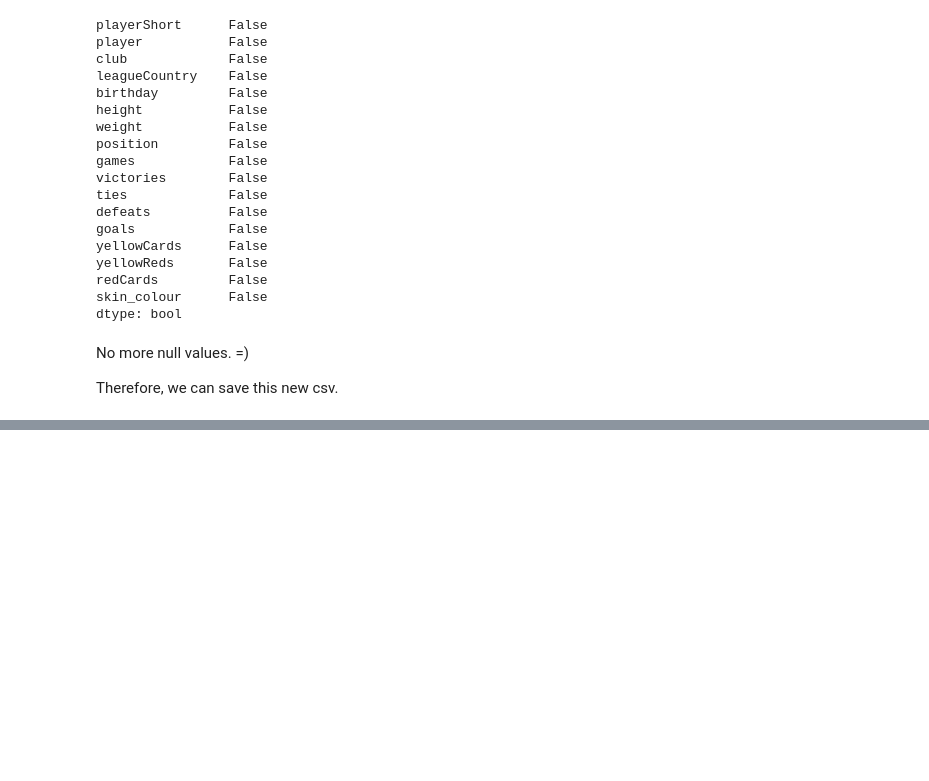
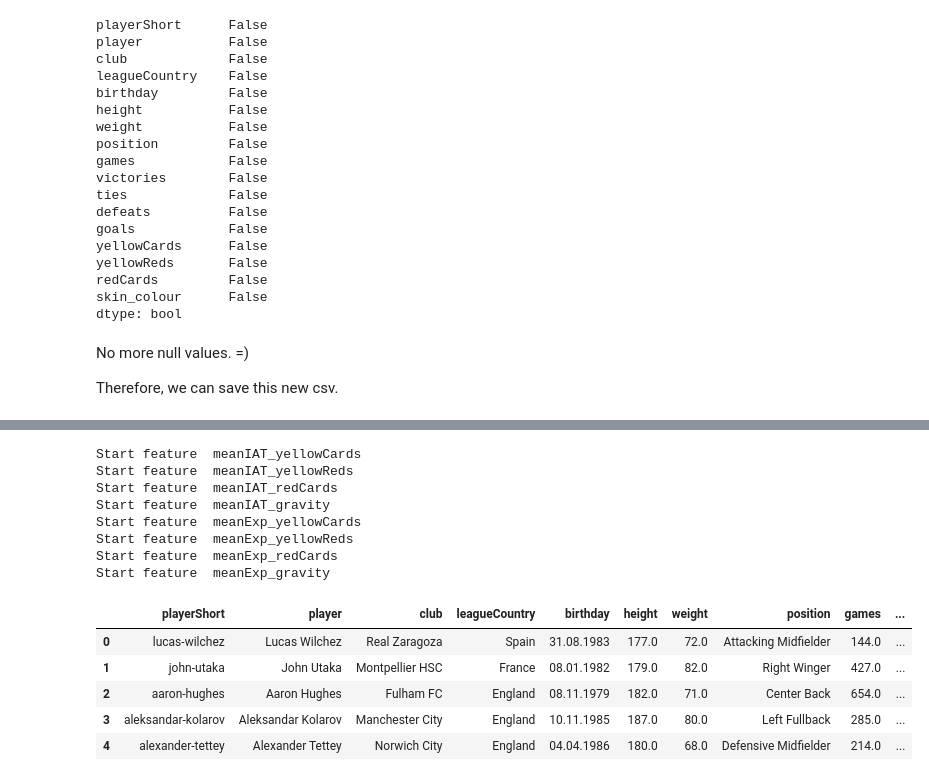
Before and after one commit to jmuth/ADA_homeworks, a Jupyter notebook: 04 - Applied ML/Data_Analysis_and_Cleaning.ipynb, the cells around one changed output, grey strips where cells are left out. Saved outputs shown, nothing was run; the diff lists cells and outputs as text; code cells hidden in the pictures; blank space fills up the shorter version.

```diff
--- a/04 - Applied ML/Data_Analysis_and_Cleaning.ipynb
+++ b/04 - Applied ML/Data_Analysis_and_Cleaning.ipynb
@@ -333,0 +476,37 @@ If we want to keep these information, we can use the cross these information wit
+# %%
+for idcts in indicators:
+    for crds in cards:
+        feature_name = idcts + "_" + crds
+        array_feature = []
+        print("Start feature ", feature_name)
+        for plyr in df_players['player']:
+            feature = 0
+            # Get the DF with the player
+            df_player = df[df['player'] == plyr]
+            # Number of different referee
+            nbr_ref = len(df_player)
+            # Reindex
+            df_player.index = np.arange(nbr_ref)
+            # Sum for the new feature
+            for i in range(nbr_ref):
+                feature += df_player[crds][i]/df_player['games'][i]*df_player[idcts][i]
+            # Add it into the array
+            array_feature.append(feature/nbr_ref)
+        # Add it into the DataFrame
+        df_players_with_features[feature_name] = array_feature
+df_players_with_features.head()
+# %% [output]
+Start feature  meanIAT_yellowCards
+Start feature  meanIAT_yellowReds
+Start feature  meanIAT_redCards
+Start feature  meanIAT_gravity
+Start feature  meanExp_yellowCards
+Start feature  meanExp_yellowReds
+Start feature  meanExp_redCards
+Start feature  meanExp_gravity
+|  | playerShort | player | club | leagueCountry | birthday | height | weight | position | games | ... |
+| 0 | lucas-wilchez | Lucas Wilchez | Real Zaragoza | Spain | 31.08.1983 | 177.0 | 72.0 | Attacking Midfielder | 144.0 | ... |
+| 1 | john-utaka | John Utaka | Montpellier HSC | France | 08.01.1982 | 179.0 | 82.0 | Right Winger | 427.0 | ... |
+| 2 | aaron-hughes | Aaron Hughes | Fulham FC | England | 08.11.1979 | 182.0 | 71.0 | Center Back | 654.0 | ... |
+| 3 | aleksandar-kolarov | Aleksandar Kolarov | Manchester City | England | 10.11.1985 | 187.0 | 80.0 | Left Fullback | 285.0 | ... |
+| 4 | alexander-tettey | Alexander Tettey | Norwich City | England | 04.04.1986 | 180.0 | 68.0 | Defensive Midfielder | 214.0 | ... |
```
Also changed, not shown: parts of 32 cells of this notebook, 6 other files.
